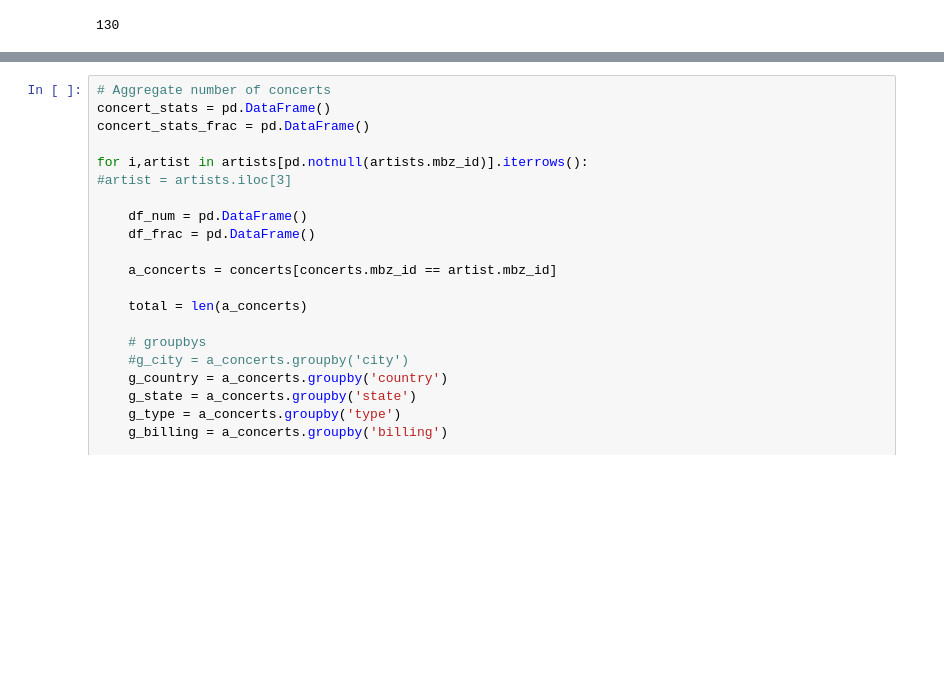
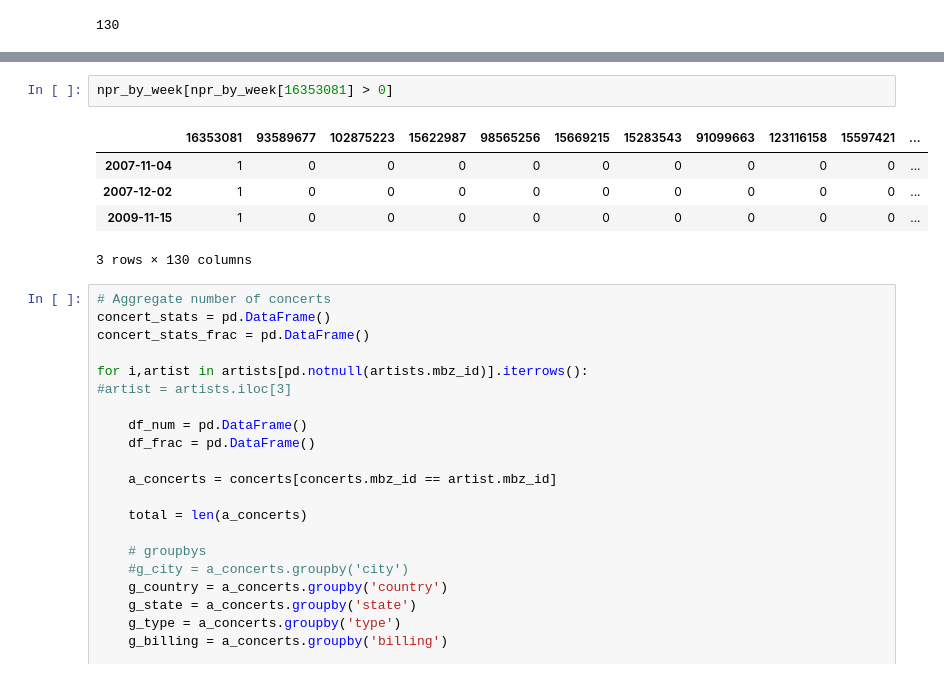
Before and after one commit to trxw/CDIPS_PandoraTeam, a Jupyter notebook: analysis.ipynb, the cells around one changed output, grey strips where cells are left out. Drawn from its saved outputs; the diff is of its cells as text; blank space fills up the shorter version.

```diff
--- a/analysis.ipynb
+++ b/analysis.ipynb
@@ -168,3 +167,11 @@ npr_by_year
+# %%
+npr_by_week[npr_by_week[16353081] > 0]
+# %% [output]
+|  | 16353081 | 93589677 | 102875223 | 15622987 | 98565256 | 15669215 | 15283543 | 91099663 | 123116158 | 15597421 | ... |
+| 2007-11-04 | 1 | 0 | 0 | 0 | 0 | 0 | 0 | 0 | 0 | 0 | ... |
+| 2007-12-02 | 1 | 0 | 0 | 0 | 0 | 0 | 0 | 0 | 0 | 0 | ... |
+| 2009-11-15 | 1 | 0 | 0 | 0 | 0 | 0 | 0 | 0 | 0 | 0 | ... |
+3 rows × 130 columns
 # %%
 # Aggregate number of concerts
 concert_stats = pd.DataFrame()
```
Also changed, not shown: parts of 7 cells of this notebook.
